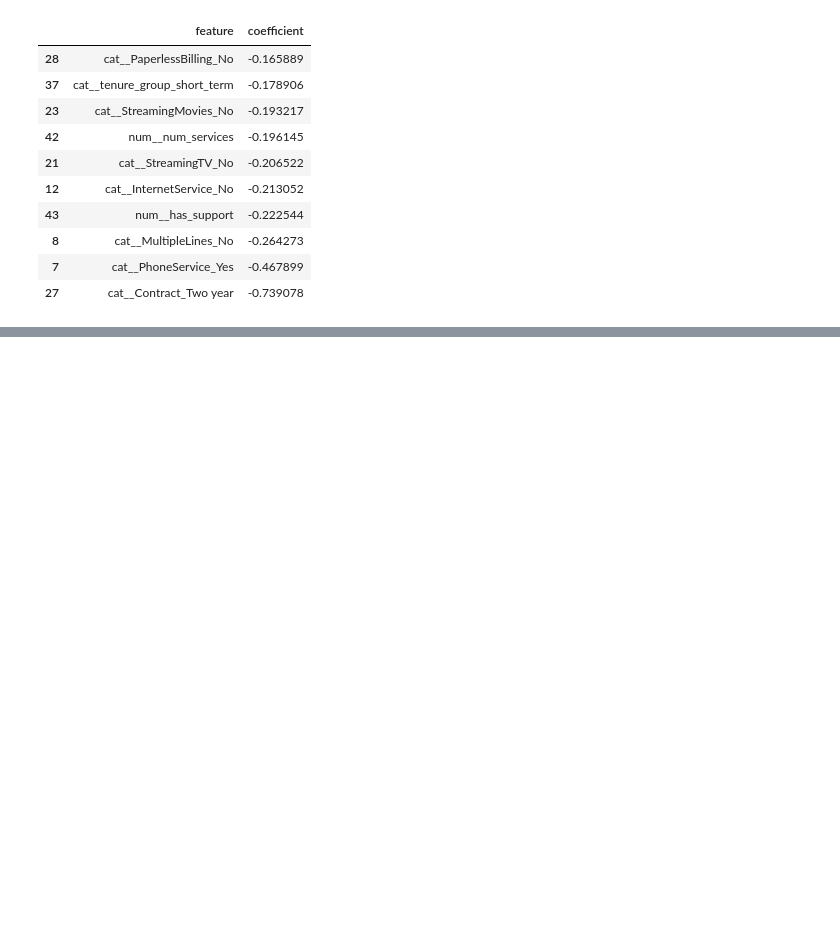
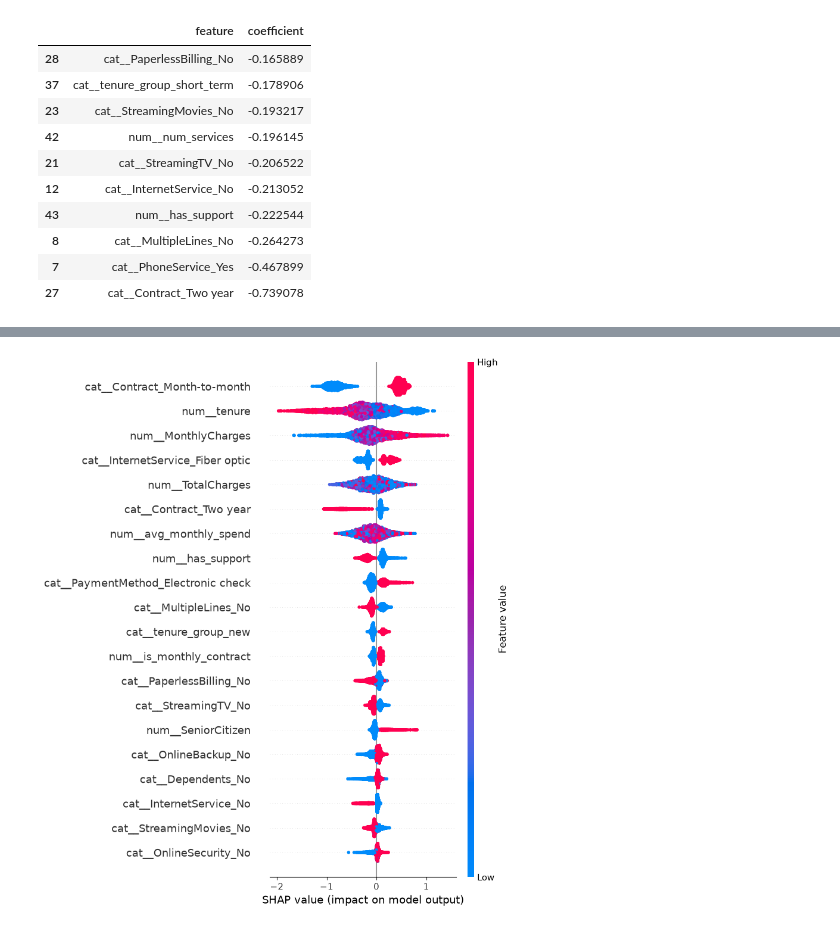
Before and after one commit to bk-12346/ML-Customer-Churn-Pipeline, a Jupyter notebook: notebooks/eda.ipynb, the cells around one changed output, grey strips where cells are left out. Drawn from its saved outputs; the diff is of its cells as text; code cells hidden in the pictures; blank space fills up the shorter version.

```diff
--- a/notebooks/eda.ipynb
+++ b/notebooks/eda.ipynb
@@ -222,0 +229,13 @@ feature_importance.tail(10)
+# %%
+from src.explainability.shap_analysis import run_shap_analysis
+explainer, shap_values, X_train_df = run_shap_analysis(
+    xgb_model,
+    X_train,
+    feature_names
+)
+# %%
+import shap
+
+shap.summary_plot(shap_values, X_train_df)
+# %% [output]
+[figure, added]
```
Also changed, not shown: parts of 3 cells of this notebook, 6 other files.
